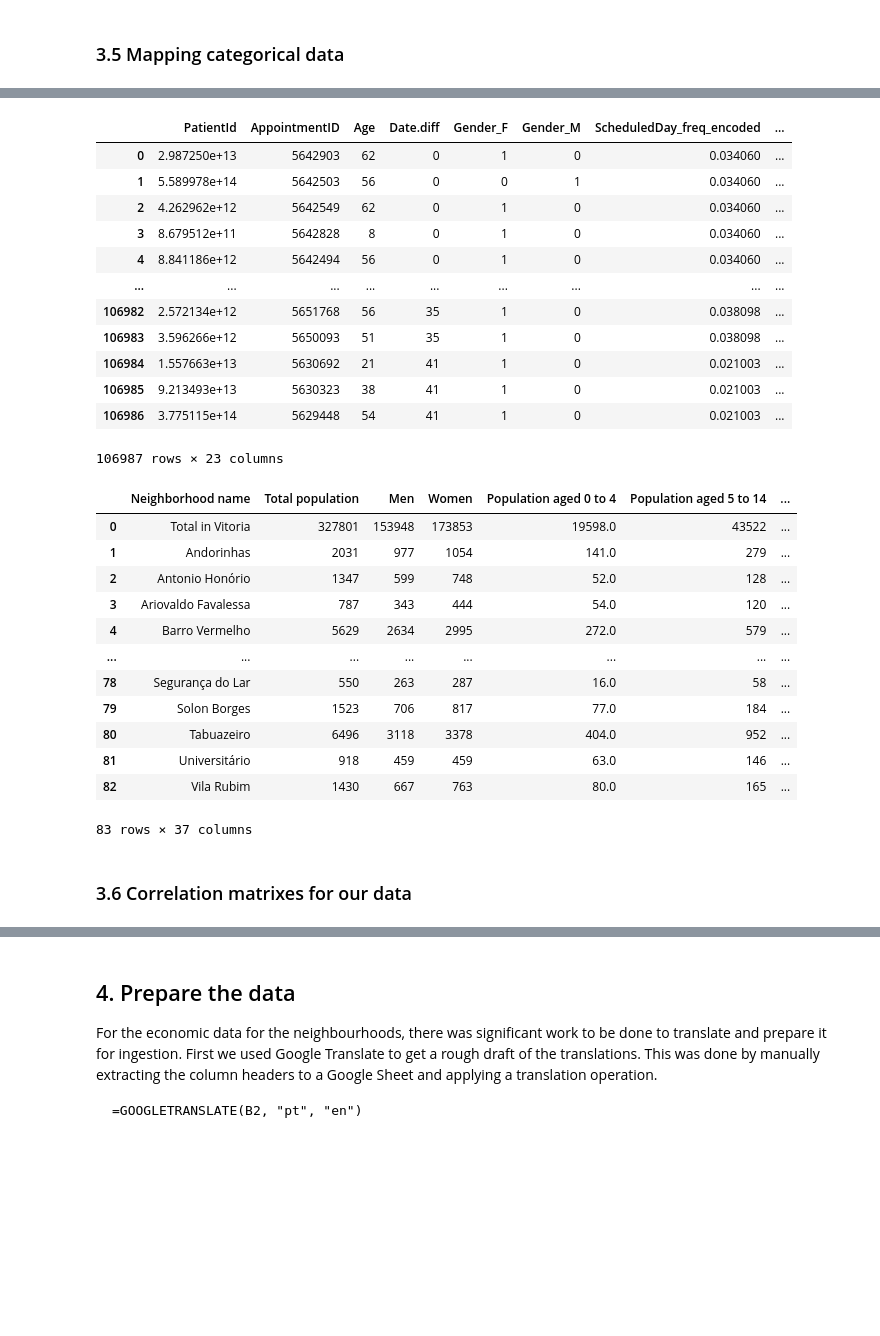
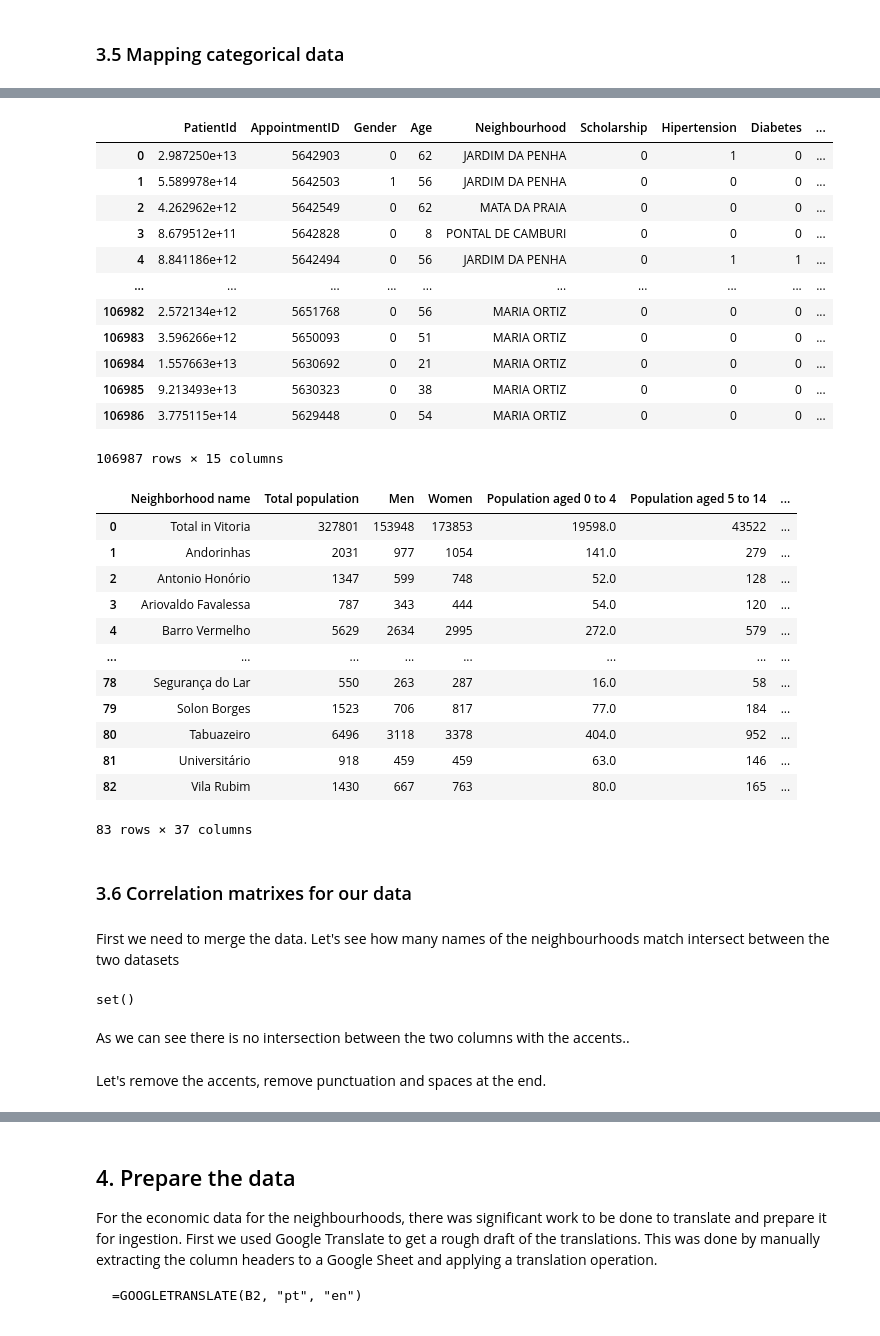
Before and after one commit to dragoselul/MAL1, a Jupyter notebook: Assignment-7/7.Final Assignment.ipynb, the cells around one changed output, grey strips where cells are left out. Drawn from its saved outputs; the diff is of its cells as text; code cells hidden in the pictures; blank space fills up the shorter version.

```diff
--- a/Assignment-7/7.Final Assignment.ipynb
+++ b/Assignment-7/7.Final Assignment.ipynb
@@ -290,55 +295,58 @@ def encode_data(df, feature_types, ignore_columns=[]):
     encoded_df = df.copy()
     for column, feature_type in feature_types.items():
         if column not in df.columns or column in ignore_columns:
             continue
 
-        # One Hot Encoding for binary features
         if feature_type == "Binary":
-            val1, val2 = df[column].unique()
+            try:
+                encoded_df[column] = encoded_df[column].astype(int)
+            except ValueError:
+                print(f'Column is not boolean: {column}. Will try to apply One-Hot Encoding.')
+                val1, val2 = df[column].unique()
+                # Create one-hot encoded columns
+                encoded_df[f"{column}_{val1}"] = (df[column] == val1).astype(int).apply(pd.to_numeric, errors='coerce')
+                encoded_df[f"{column}_{val2}"] = (df[column] == val2).astype(int).apply(pd.to_numeric, errors='coerce')
 
-            # Create one-hot encoded columns
-            encoded_df[f"{column}_{val1}"] = (df[column] == val1).astype(int).apply(pd.to_numeric, errors='coerce')
-            encoded_df[f"{column}_{val2}"] = (df[column] == val2).astype(int).apply(pd.to_numeric, errors='coerce')
-
-            # Drop the original column
-            encoded_df.drop(columns=[column], inplace=True)
+                # Drop the original column
+                encoded_df.drop(columns=[column], inplace=True)
 
         # Frequency encoding for categorical features
         elif feature_type == "Categorical":
             frequency_map = df[column].value_counts(normalize=True)
 
             # Replace categories with their frequencies
             encoded_df[f"{column}_freq_encoded"] = df[column].map(frequency_map).apply(pd.to_numeric, errors='coerce')
 
             # Drop the original categorical column
             encoded_df.drop(columns=[column], inplace=True)
             # Numerical columns remain unchanged
         elif feature_type == "Numerical":
             encoded_df[column] = df[column].apply(pd.to_numeric, errors='coerce')
             continue
         else:
             print(f"Warning: Unsupported feature type '{feature_type}' for column '{column}'. Skipping.")
 
     return encoded_df
 
-df_appointments_encoded = encode_data(df_appointments_cleaned, healthcare_feature_type)
+df_appointments_encoded = encode_data(df_appointments_cleaned, healthcare_feature_type, ["Gender", "Neighbourhood"])
+df_appointments_encoded["Gender"] = df_appointments_encoded['Gender'].map({'F': 0, 'M': 1})
 display(df_appointments_encoded)
 df_neighbourhoods_encoded = encode_data(df_neighbourhoods_cleaned, neighbourhoods_feature_type, ["Neighborhood name"])
 display(df_neighbourhoods_encoded)
 # %% [output]
-|  | PatientId | AppointmentID | Age | Date.diff | Gender_F | Gender_M | ScheduledDay_freq_encoded | ... |
-| 0 | 2.987250e+13 | 5642903 | 62 | 0 | 1 | 0 | 0.034060 | ... |
-| 1 | 5.589978e+14 | 5642503 | 56 | 0 | 0 | 1 | 0.034060 | ... |
-| 2 | 4.262962e+12 | 5642549 | 62 | 0 | 1 | 0 | 0.034060 | ... |
-| 3 | 8.679512e+11 | 5642828 | 8 | 0 | 1 | 0 | 0.034060 | ... |
-| 4 | 8.841186e+12 | 5642494 | 56 | 0 | 1 | 0 | 0.034060 | ... |
-| ... | ... | ... | ... | ... | ... | ... | ... | ... |
-| 106982 | 2.572134e+12 | 5651768 | 56 | 35 | 1 | 0 | 0.038098 | ... |
-| 106983 | 3.596266e+12 | 5650093 | 51 | 35 | 1 | 0 | 0.038098 | ... |
-| 106984 | 1.557663e+13 | 5630692 | 21 | 41 | 1 | 0 | 0.021003 | ... |
-| 106985 | 9.213493e+13 | 5630323 | 38 | 41 | 1 | 0 | 0.021003 | ... |
-| 106986 | 3.775115e+14 | 5629448 | 54 | 41 | 1 | 0 | 0.021003 | ... |
+|  | PatientId | AppointmentID | Gender | Age | Neighbourhood | Scholarship | Hipertension | Diabetes | ... |
+| 0 | 2.987250e+13 | 5642903 | 0 | 62 | JARDIM DA PENHA | 0 | 1 | 0 | ... |
+| 1 | 5.589978e+14 | 5642503 | 1 | 56 | JARDIM DA PENHA | 0 | 0 | 0 | ... |
+| 2 | 4.262962e+12 | 5642549 | 0 | 62 | MATA DA PRAIA | 0 | 0 | 0 | ... |
+| 3 | 8.679512e+11 | 5642828 | 0 | 8 | PONTAL DE CAMBURI | 0 | 0 | 0 | ... |
+| 4 | 8.841186e+12 | 5642494 | 0 | 56 | JARDIM DA PENHA | 0 | 1 | 1 | ... |
+| ... | ... | ... | ... | ... | ... | ... | ... | ... | ... |
+| 106982 | 2.572134e+12 | 5651768 | 0 | 56 | MARIA ORTIZ | 0 | 0 | 0 | ... |
+| 106983 | 3.596266e+12 | 5650093 | 0 | 51 | MARIA ORTIZ | 0 | 0 | 0 | ... |
+| 106984 | 1.557663e+13 | 5630692 | 0 | 21 | MARIA ORTIZ | 0 | 0 | 0 | ... |
+| 106985 | 9.213493e+13 | 5630323 | 0 | 38 | MARIA ORTIZ | 0 | 0 | 0 | ... |
+| 106986 | 3.775115e+14 | 5629448 | 0 | 54 | MARIA ORTIZ | 0 | 0 | 0 | ... |
-106987 rows × 23 columns
+106987 rows × 15 columns
 |  | Neighborhood name | Total population | Men | Women | Population aged 0 to 4 | Population aged 5 to 14 | ... |
 | 0 | Total in Vitoria | 327801 | 153948 | 173853 | 19598.0 | 43522 | ... |
 | 1 | Andorinhas | 2031 | 977 | 1054 | 141.0 | 279 | ... |
@@ -354,3 +362,14 @@ display(df_neighbourhoods_encoded)
 83 rows × 37 columns
 # %% [markdown]
 ### 3.6 Correlation matrixes for our data
+# %% [markdown]
+First we need to merge the data. Let's see how many names of the neighbourhoods match intersect between the two datasets
+# %%
+intersection = set(df_appointments_encoded['Neighbourhood'].unique()).intersection(set(df_neighbourhoods_encoded['Neighborhood name'].unique()))
+display(intersection)
+# %% [output]
+set()
+# %% [markdown]
+As we can see there is no intersection between the two columns with the accents..
+# %% [markdown]
+Let's remove the accents, remove punctuation and spaces at the end.
```
Also changed, not shown: parts of 6 cells of this notebook.
